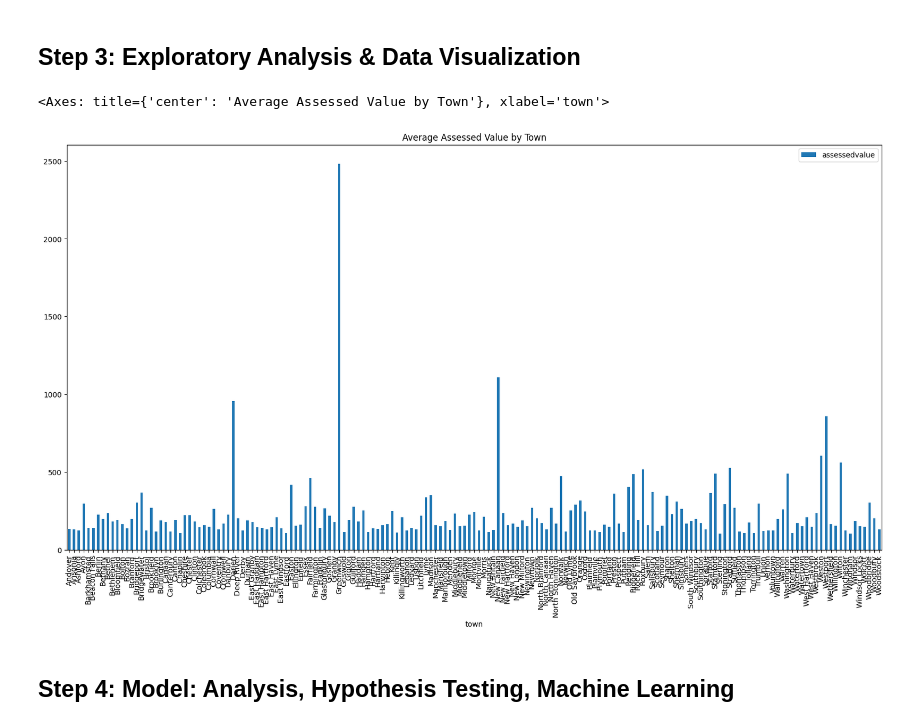
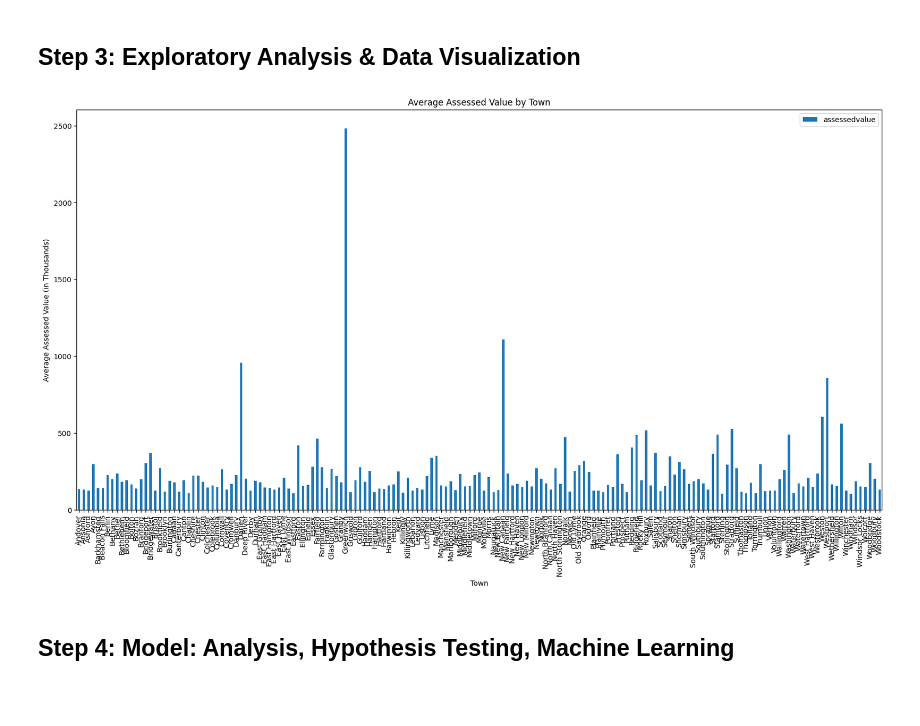
Before and after one commit to JenCodetc/JenCodetc.github.io, a Jupyter notebook: Final Tutorial ~ Real Estate Sales-checkpoint.ipynb, the cells around one changed output. Drawn from its saved outputs; the diff is of its cells as text; code cells hidden in the pictures; blank space fills up the shorter version.

Commit message:
added axis labels for bar graph

```diff
--- a/Final Tutorial ~ Real Estate Sales-checkpoint.ipynb
+++ b/Final Tutorial ~ Real Estate Sales-checkpoint.ipynb
@@ -101,24 +101,26 @@ import numpy as np
 # %%
 # remove all rows where assessedvalue is NaN
 df = df[df['assessedvalue'].notna()]
 df = df[df['saleamount'].notna()]
 
 # make table with just town and assessedvalue columns
 df2 = df[['town', 'assessedvalue']]
 
 # group by town and average the assessedvalue
 df2 = df2.groupby('town').mean()
 
 # remove the rows where town is '***Unknown***'
 df2 = df2[df2.index != '***Unknown***']
 
 df2.head()
 
 # make bar graph with town vs assessedvalue
 df2.plot.bar(figsize=(20,10), title='Average Assessed Value by Town')
+plt.xlabel('Town')
+plt.ylabel('Average Assessed Value (in Thousands)')
+plt.show()
 # %% [output]
-<Axes: title={'center': 'Average Assessed Value by Town'}, xlabel='town'>
-[figure, old version]
+[figure, new version]
 # %% [markdown]
 ## Step 4: Model: Analysis, Hypothesis Testing, Machine Learning
 # %% [markdown]
```
